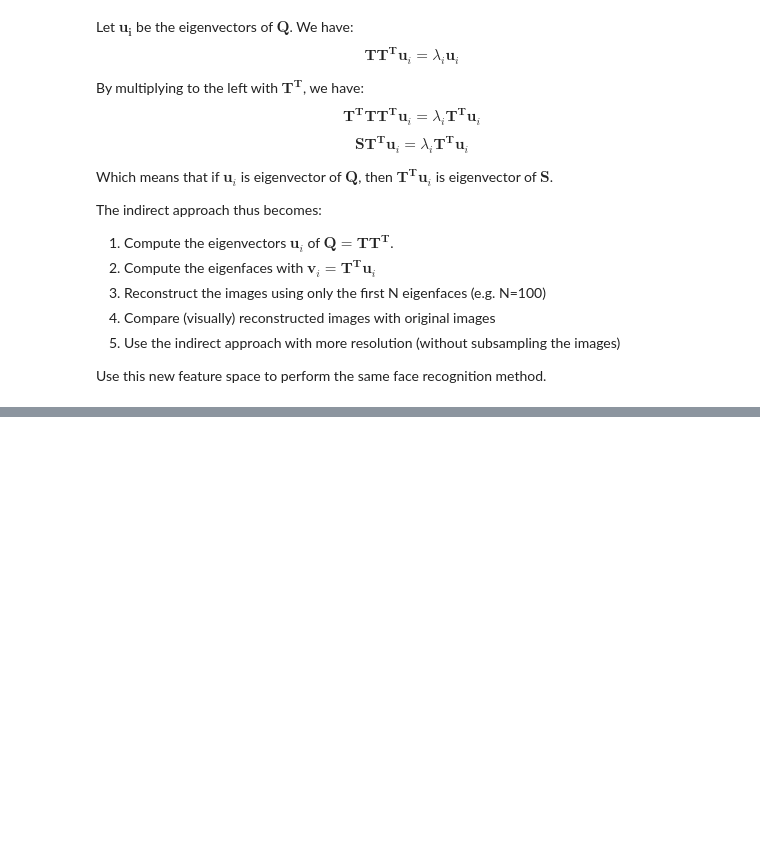
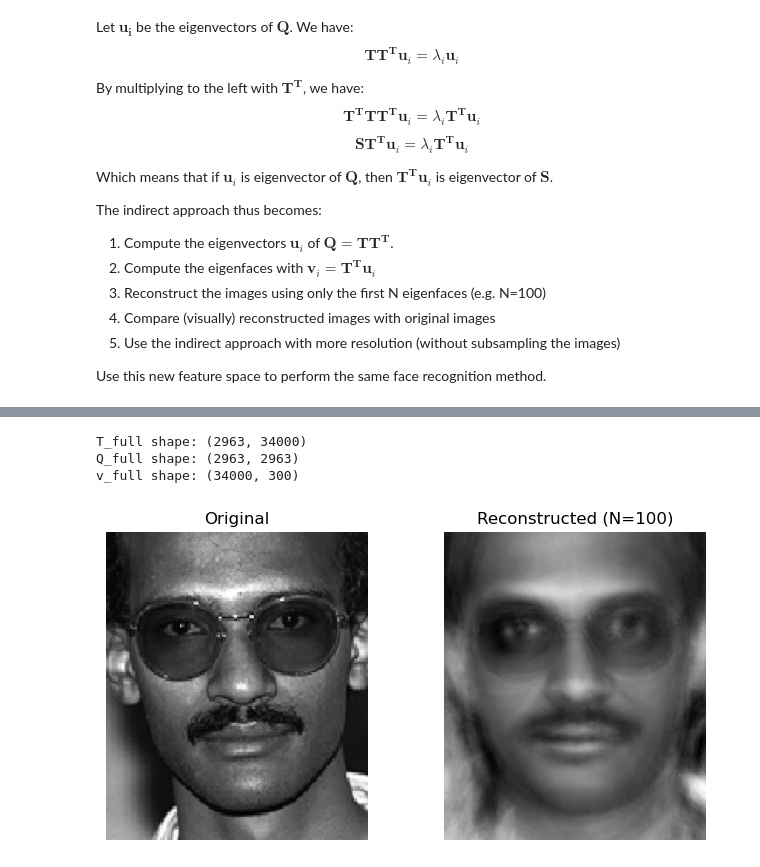
Before and after one commit to Raspberree/info-h-501, a Jupyter notebook: docs/LABS/PR2_Feature_Space.ipynb, the cells around one changed output, grey strips where cells are left out. Cells and saved outputs as stored; diff of their text form; code cells hidden in the pictures; blank space fills up the shorter version.

```diff
--- a/docs/LABS/PR2_Feature_Space.ipynb
+++ b/docs/LABS/PR2_Feature_Space.ipynb
@@ -235,0 +370,63 @@ Use this new feature space to perform the same face recognition method.
+# %%
+# Indirect approach, step 5: redo without subsampling (full resolution).
+#
+# At full resolution each image has 200*170 = 34000 pixels, so
+# S = T^T T would be 34000 x 34000 -- far too large to diagonalize
+# directly. Q = T T^T is still only 2963 x 2963 (one entry per pair
+# of images), so the indirect approach is the only practical option
+# here.
+
+T_full = np.array([face.flatten() for face in faces]).astype(np.float64)
+print("T_full shape:", T_full.shape)
+
+im_mean_full = T_full.mean(axis=0)
+T_full = T_full - im_mean_full
+
+Q_full = np.dot(T_full, T_full.T)
+print("Q_full shape:", Q_full.shape)
+
+w_full, u_full = LA.eigh(Q_full)
+
+order = w_full.argsort()[::-1]
+w_full = w_full[order]
+u_full = u_full[:, order]
+
+# Only compute as many eigenfaces as we'll actually use (T^T u_full is
+# the expensive 34000 x 2963 x N matrix product), 300 is enough for
+# both the reconstruction and the face-recognition step below.
+N_MAX = 300
+v_full = np.dot(T_full.T, u_full[:, :N_MAX])
+v_full = v_full / np.linalg.norm(v_full, axis=0)
+print("v_full shape:", v_full.shape)
+
+
+def encode_full(im, n):
+    return np.dot(im, v_full)[:n]
+
+
+def decode_full(encoded, n):
+    return np.dot(encoded, (v_full.T)[:n])
+
+
+# Compare original vs. reconstruction at full resolution
+face_id = 12
+n = 100
+face = T_full[face_id]
+decoded = decode_full(encode_full(face, n), n)
+
+plt.figure(figsize=(8, 4))
+plt.subplot(1, 2, 1)
+plt.imshow((face + im_mean_full).reshape((200, 170)), cmap=plt.cm.gray)
+plt.title("Original")
+plt.axis('off')
+
+plt.subplot(1, 2, 2)
+plt.imshow((decoded + im_mean_full).reshape((200, 170)), cmap=plt.cm.gray)
+plt.title(f"Reconstructed (N={n})")
+plt.axis('off')
+plt.show()
+# %% [output]
+T_full shape: (2963, 34000)
+Q_full shape: (2963, 2963)
+v_full shape: (34000, 300)
+[figure, added]
```
Also changed, not shown: parts of 23 cells of this notebook.
